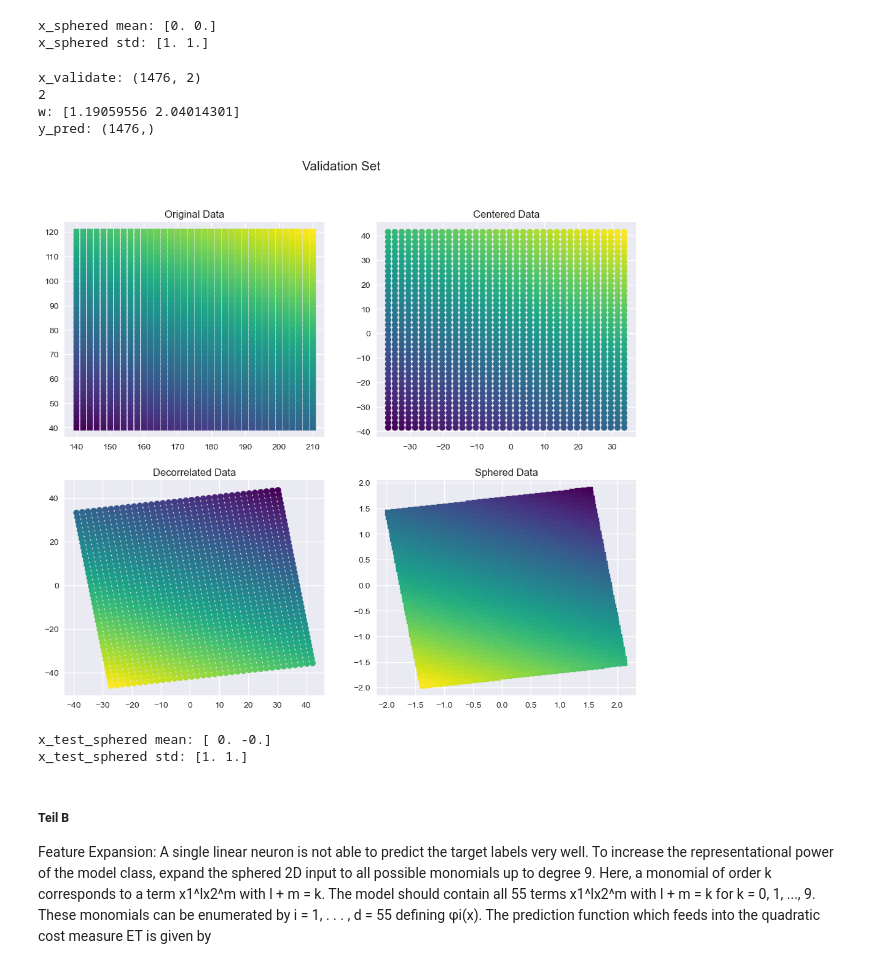
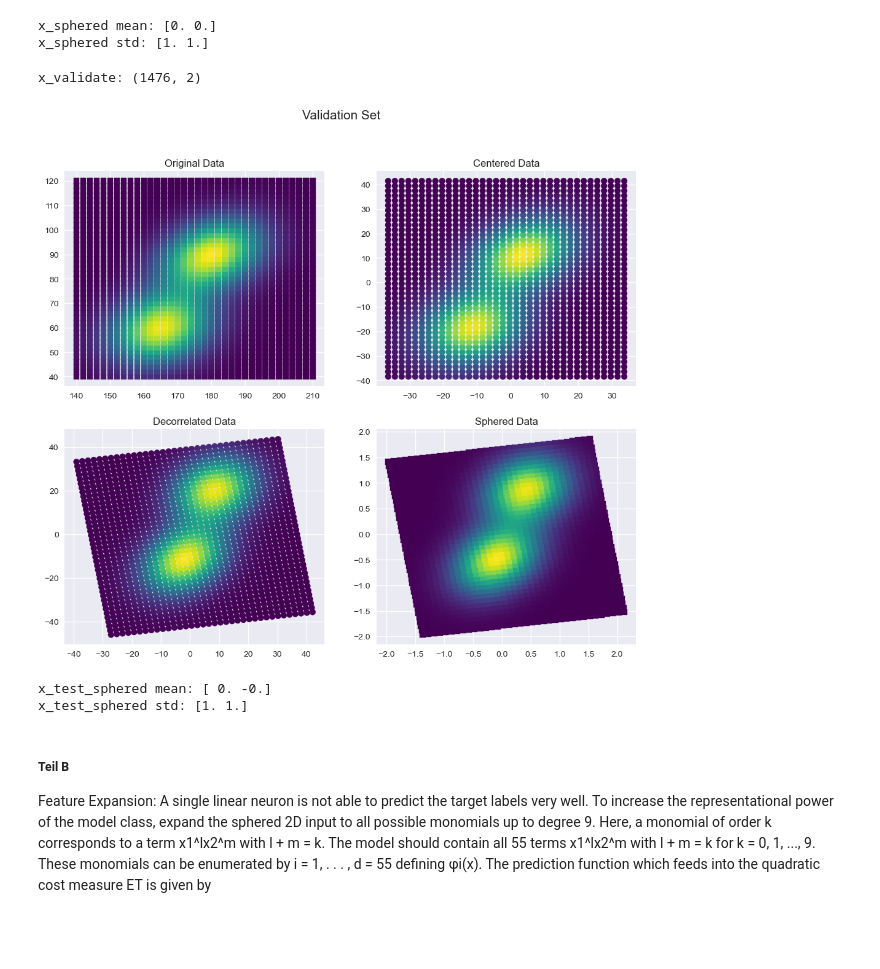
Before and after one commit to Javiermateor/Machine-Intelligence-I, a Jupyter notebook: Exercises/Exercise_05.ipynb, the cells around one changed output. Cells and saved outputs as stored; diff of their text form; code cells hidden in the pictures; blank space fills up the shorter version.

```diff
--- a/Exercises/Exercise_05.ipynb
+++ b/Exercises/Exercise_05.ipynb
@@ -142,14 +142,16 @@ data_validate = np.genfromtxt('Data/ValidationRidge.csv', delimiter=',',dtype=fl
 
 x_validate = data_validate[:,0:2]
 print(f'x_validate: {x_validate.shape}')
-y_True = yT
-print(phi.shape[0])
-# #Training
-w = np.linalg.inv(phi @ phi.T + 0.1 * np.identity(phi.shape[0])) @ phi @ y_True.T
-print(f'w: {w}')
 
-y_pred = w.T @ x_validate.T
-print(f'y_pred: {y_pred.shape}')
+y_True = data_validate[:,2]
+
+# print(phi.shape[0])
+# # #Training
+# w = np.linalg.inv(phi @ phi.T + 0.1 * np.identity(phi.shape[0])) @ phi @ y_True.T
+# print(f'w: {w}')
+
+# y_pred = w.T @ x_validate.T
+# print(f'y_pred: {y_pred.shape}')
 
 # # #Testing
 
@@ -158,43 +160,40 @@ x_test_decorrelate = E.T@x_test_center.T #decorrelating the data
 x_test_sphere = λ@x_test_decorrelate #whitening the data
 # %% [output]
 x_validate: (1476, 2)
-2
-w: [1.19059556 2.04014301]
-y_pred: (1476,)
 # %%
 # Plot of the data
 plt.style.use('seaborn')
 
 fig = plt.figure(figsize=(12,10))
 fig.suptitle('Validation Set', fontsize=15)
 
-#Original data
+# #Original data
 ax1 = fig.add_subplot(221)
-ax1.scatter(x_validate[:,0], x_validate[:,1], c=y_pred, marker = 's' ,cmap='viridis')
+ax1.scatter(x_validate[:,0], x_validate[:,1], c=y_True, marker = 's' ,cmap='viridis')
 ax1.title.set_text('Original Data')
 
 #Centered data
 ax2 = fig.add_subplot(222)
-ax2.scatter(x_test_center[:,0], x_test_center[:,1], c=y_pred, cmap='viridis')
+ax2.scatter(x_test_center[:,0], x_test_center[:,1], c=y_True, cmap='viridis')
 ax2.title.set_text('Centered Data')
 
 #Decorrelated data
 ax3 = fig.add_subplot(223)
-ax3.scatter(x_test_decorrelate[0,:], x_test_decorrelate[1,:], c=y_pred, cmap='viridis')
+ax3.scatter(x_test_decorrelate[0,:], x_test_decorrelate[1,:], c=y_True, cmap='viridis')
 ax3.title.set_text('Decorrelated Data')
 
 #Whitened data
 ax4 = fig.add_subplot(224)
-ax4.scatter(x_test_sphere[0,:], x_test_sphere[1,:], marker = 's',c=y_pred, cmap='viridis')
+ax4.scatter(x_test_sphere[0,:], x_test_sphere[1,:], marker = 's', c=y_True, cmap='viridis')
 ax4.title.set_text('Sphered Data')
 
 plt.show()
 
 #properties of the data after whitening/sphering
 print(f'x_test_sphered mean: {np.round(np.mean(x_test_sphere, axis=1))}')
 print(f'x_test_sphered std: {np.round(np.std(x_test_sphere, axis=1))}')
 # %% [output]
-[figure, old version]
+[figure, new version]
 x_test_sphered mean: [ 0. -0.]
 x_test_sphered std: [1. 1.]
 # %% [markdown]
```
Also changed, not shown: parts of 2 cells of this notebook.
